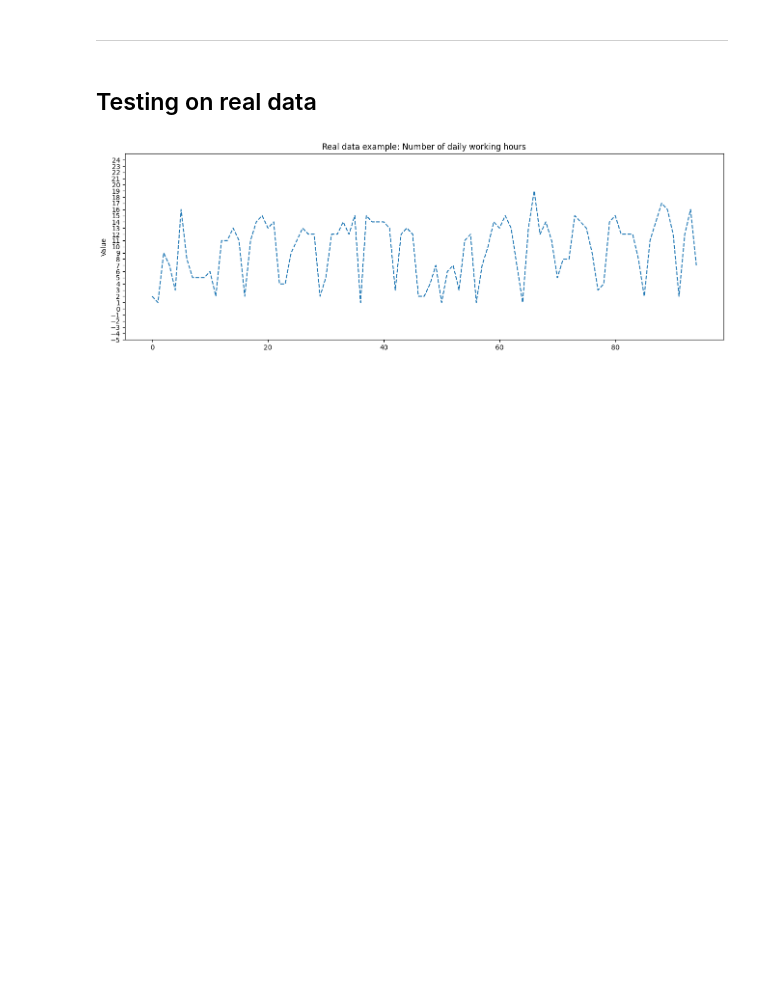
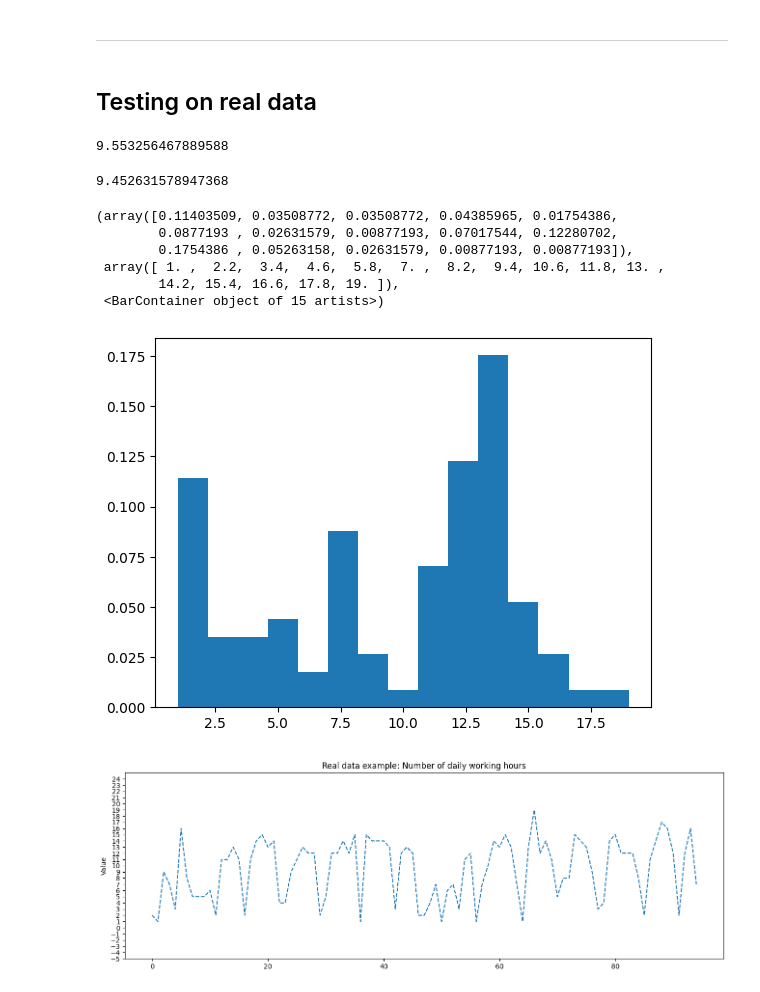
Before and after one commit to pzlav/time-series_KDE_MCMC, a Jupyter notebook: TS_KDE_MCMC.ipynb, the cells around one changed output. Drawn from its saved outputs; the diff is of its cells as text; code cells hidden in the pictures; blank space fills up the shorter version.

```diff
--- a/TS_KDE_MCMC.ipynb
+++ b/TS_KDE_MCMC.ipynb
@@ -147,6 +226,24 @@ ani.save("animation.gif", writer='pillow', fps=15)
 ## Testing on real data
 # %%
 real_data = [2.0, 1.0, 9.0, 7.0, 3.0, 16.0, 8.0, 5.0, 5.0, 5.0, 6.0, 2.0, 11.0, 11.0, 13.0, 11.0, 2.0, 11.0, 14.0, 15.0, 13.0, 14.0, 4.0, 4.0, 9.0, 11.0, 13.0, 12.0, 12.0, 2.0, 5.0, 12.0, 12.0, 14.0, 12.0, 15.0, 1.0, 15.0, 14.0, 14.0, 14.0, 13.0, 3.0, 12.0, 13.0, 12.0, 2.0, 2.0, 4.0, 7.0, 1.0, 6.0, 7.0, 3.0, 11.0, 12.0, 1.0, 7.0, 10.0, 14.0, 13.0, 15.0, 13.0, 7.0, 1.0, 13.0, 19.0, 12.0, 14.0, 11.0, 5.0, 8.0, 8.0, 15.0, 14.0, 13.0, 9.0, 3.0, 4.0, 14.0, 15.0, 12.0, 12.0, 12.0, 8.0, 2.0, 11.0, 14.0, 17.0, 16.0, 12.0, 2.0, 12.0, 16.0, 7.0]
+# %%
+2 * np.std(real_data)
+# %% [output]
+9.553256467889588
+# %%
+np.mean(real_data)
+# %% [output]
+9.452631578947368
+# %%
+plt.hist(real_data, bins=15, density=True)
+# %% [output]
+(array([0.11403509, 0.03508772, 0.03508772, 0.04385965, 0.01754386,
+        0.0877193 , 0.02631579, 0.00877193, 0.07017544, 0.12280702,
+        0.1754386 , 0.05263158, 0.02631579, 0.00877193, 0.00877193]),
+ array([ 1. ,  2.2,  3.4,  4.6,  5.8,  7. ,  8.2,  9.4, 10.6, 11.8, 13. ,
+        14.2, 15.4, 16.6, 17.8, 19. ]),
+ <BarContainer object of 15 artists>)
+[figure, added]
 # %%
 real_data_with_anomaly = real_data[:len(real_data)//2] + [-3] + real_data[len(real_data)//2:]
 # %%
```
Also changed, not shown: parts of 4 cells of this notebook, 3 other files.
